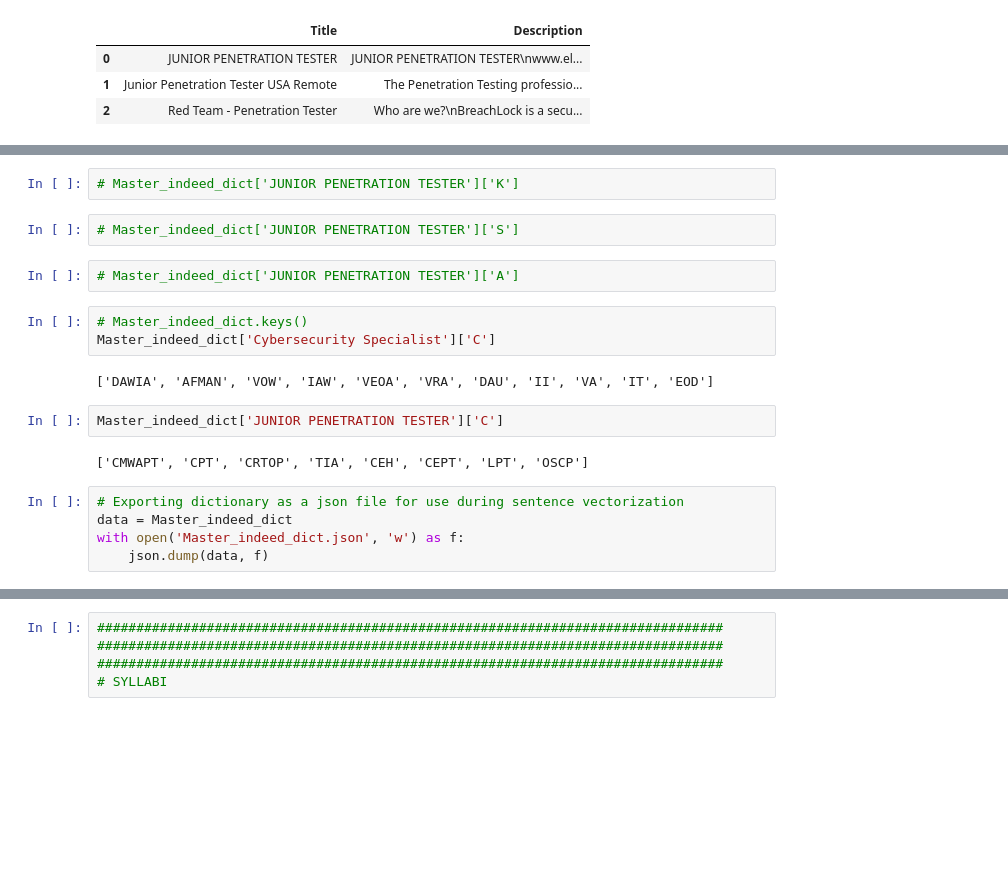
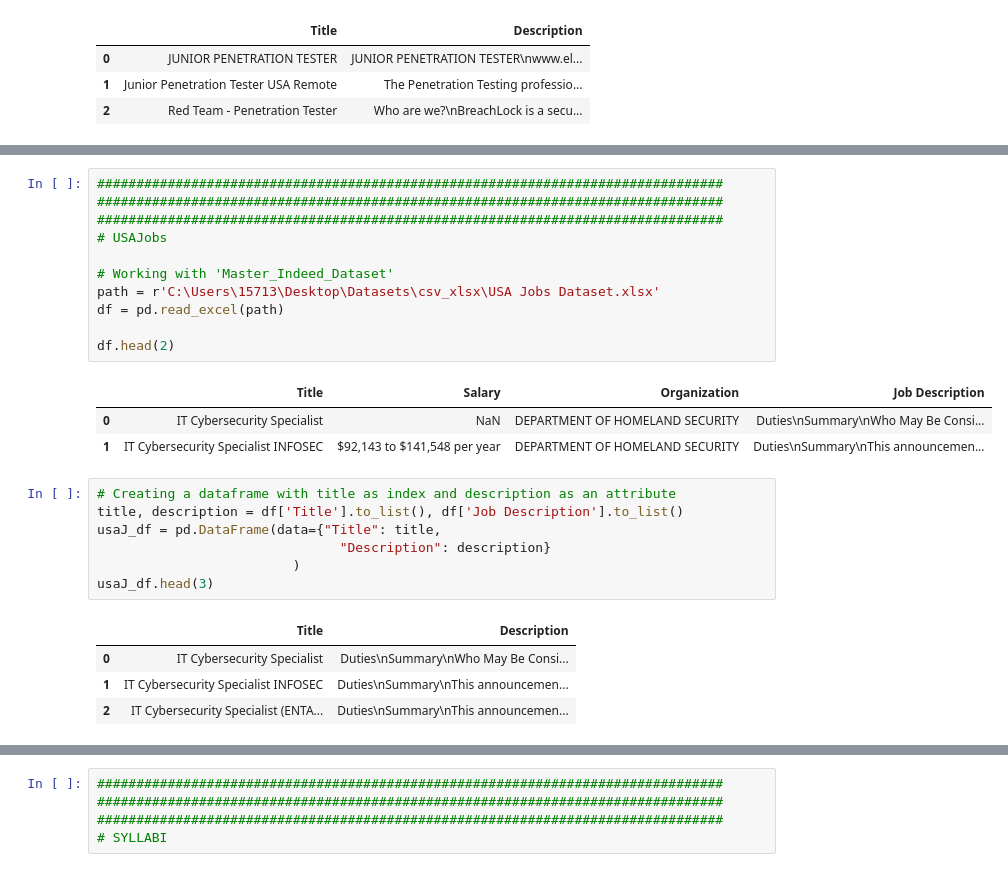
Before and after one commit to aadmassu1/teamHCP, a Jupyter notebook: Scripts/KSA_Extraction_new.ipynb, the cells around one changed output, grey strips where cells are left out. Cells and saved outputs as stored; diff of their text form; blank space fills up the shorter version.

```diff
--- a/Scripts/KSA_Extraction_new.ipynb
+++ b/Scripts/KSA_Extraction_new.ipynb
@@ -273,20 +237,27 @@ I_df.head(5)
-# %%
-# Master_indeed_dict['JUNIOR PENETRATION TESTER']['K']
-# %%
-# Master_indeed_dict['JUNIOR PENETRATION TESTER']['S']
-# %%
-# Master_indeed_dict['JUNIOR PENETRATION TESTER']['A']
-# %%
-# Master_indeed_dict.keys()
-Master_indeed_dict['Cybersecurity Specialist']['C']
-# %% [output]
-['DAWIA', 'AFMAN', 'VOW', 'IAW', 'VEOA', 'VRA', 'DAU', 'II', 'VA', 'IT', 'EOD']
-# %%
-Master_indeed_dict['JUNIOR PENETRATION TESTER']['C']
-# %% [output]
-['CMWAPT', 'CPT', 'CRTOP', 'TIA', 'CEH', 'CEPT', 'LPT', 'OSCP']
-# %%
-# Exporting dictionary as a json file for use during sentence vectorization
-data = Master_indeed_dict
-with open('Master_indeed_dict.json', 'w') as f:
-    json.dump(data, f)
+# %%
+################################################################################
+################################################################################
+################################################################################
+# USAJobs
+
+# Working with 'Master_Indeed_Dataset'
+path = r'C:\Users\15713\Desktop\Datasets\csv_xlsx\USA Jobs Dataset.xlsx'
+df = pd.read_excel(path)
+
+df.head(2)
+# %% [output]
+|  | Title | Salary | Organization | Job Description |
+| 0 | IT Cybersecurity Specialist | NaN | DEPARTMENT OF HOMELAND SECURITY | Duties\nSummary\nWho May Be Consi... |
+| 1 | IT Cybersecurity Specialist INFOSEC | $92,143 to $141,548 per year | DEPARTMENT OF HOMELAND SECURITY | Duties\nSummary\nThis announcemen... |
+# %%
+# Creating a dataframe with title as index and description as an attribute
+title, description = df['Title'].to_list(), df['Job Description'].to_list()
+usaJ_df = pd.DataFrame(data={"Title": title,
+                               "Description": description}
+                         )
+usaJ_df.head(3)
+# %% [output]
+|  | Title | Description |
+| 0 | IT Cybersecurity Specialist | Duties\nSummary\nWho May Be Consi... |
+| 1 | IT Cybersecurity Specialist INFOSEC | Duties\nSummary\nThis announcemen... |
+| 2 | IT Cybersecurity Specialist (ENTA... | Duties\nSummary\nThis announcemen... |
```
Also changed, not shown: parts of 52 cells of this notebook, 1 other file.
